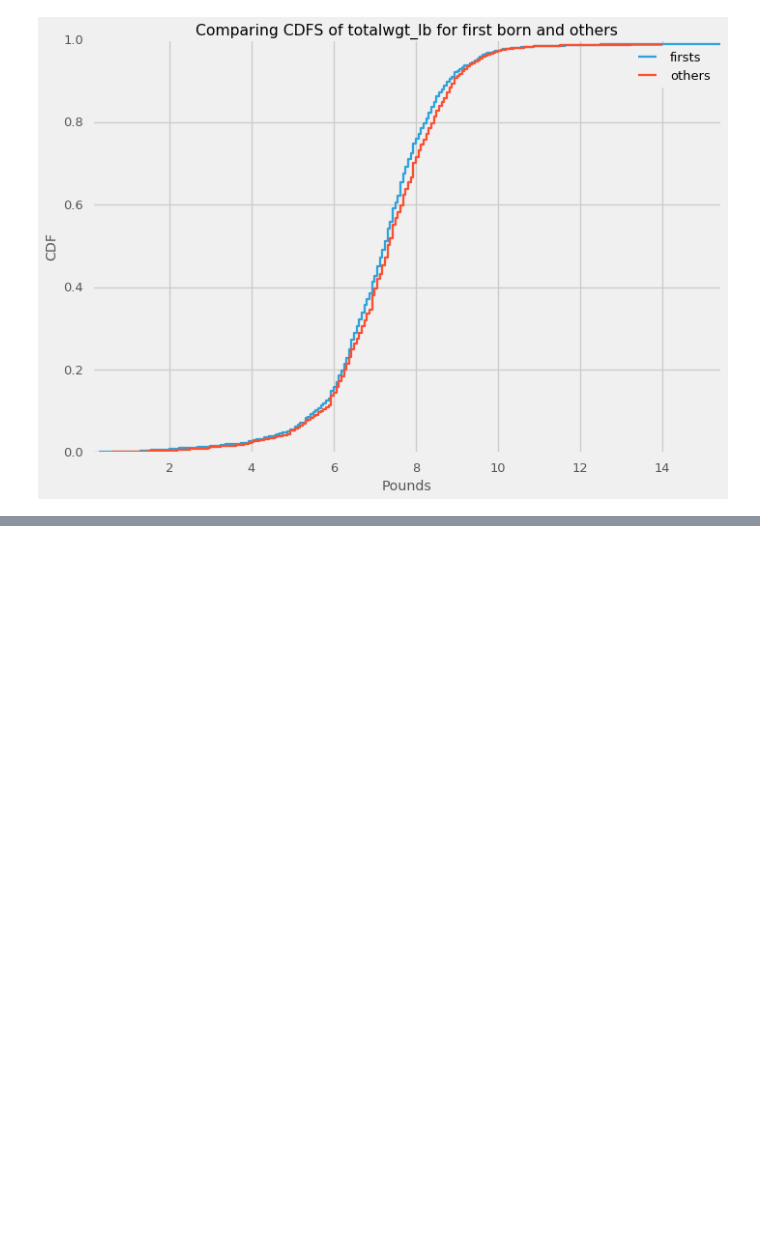
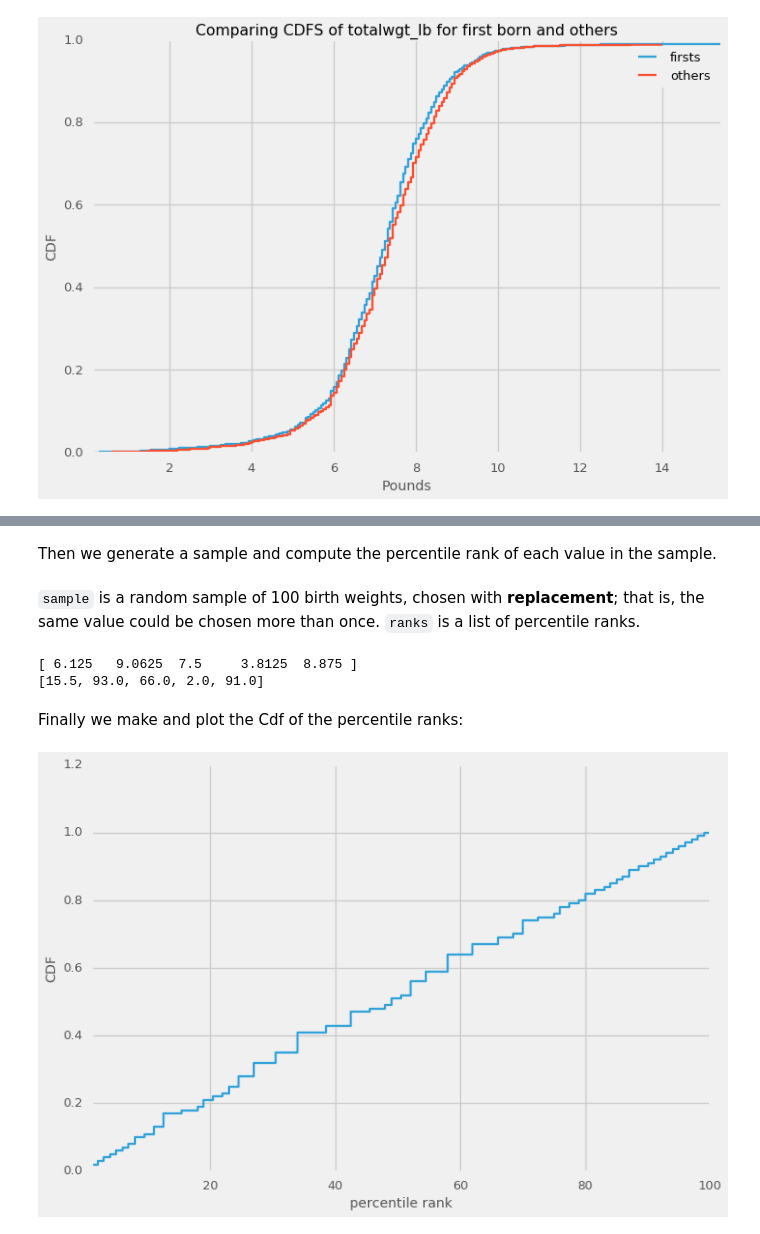
Before and after one commit to doolingdavid/ThinkStats2, a Jupyter notebook: code/thoroughnotes.ipynb, the cells around one changed output, grey strips where cells are left out. Drawn from its saved outputs; the diff is of its cells as text; code cells hidden in the pictures; blank space fills up the shorter version.

````diff
--- a/code/thoroughnotes.ipynb
+++ b/code/thoroughnotes.ipynb
@@ -2105,0 +2208,25 @@ plt.legend();
+# %%
+weights = live.totalwgt_lb
+weightscdf = weights.value_counts(normalize=True).sort_index().cumsum()
+# %% [markdown]
+Then we generate a sample and compute the percentile rank of each value in the sample.
+# %%
+sample = np.random.choice(weights, 100, replace=True)
+ranks = [stats.percentileofscore(sample, x) for x in sample]
+# %% [markdown]
+```sample``` is a random sample of 100 birth weights, chosen with **replacement**; that is, the same value could be chosen more than once. ```ranks``` is a list of percentile ranks.
+# %%
+print(sample[:5])
+print(ranks[:5])
+# %% [output]
+[ 6.125   9.0625  7.5     3.8125  8.875 ]
+[15.5, 93.0, 66.0, 2.0, 91.0]
+# %% [markdown]
+Finally we make and plot the Cdf of the percentile ranks:
+# %%
+rankscdf = pd.Series(ranks).value_counts(normalize=True).sort_index().cumsum()
+rankscdf.plot(drawstyle='steps')
+plt.xlabel('percentile rank')
+plt.ylabel('CDF');
+# %% [output]
+[figure, added]
````
Also changed, not shown: parts of 22 cells of this notebook, 1 other file.
